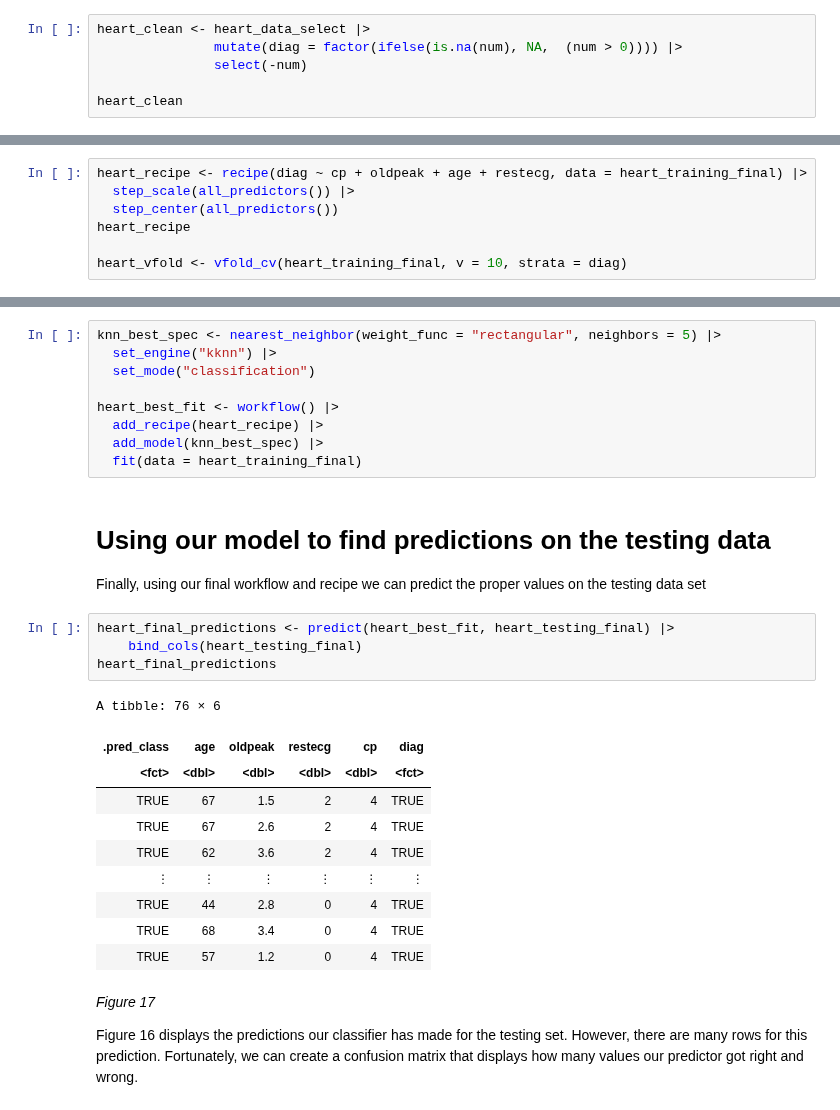
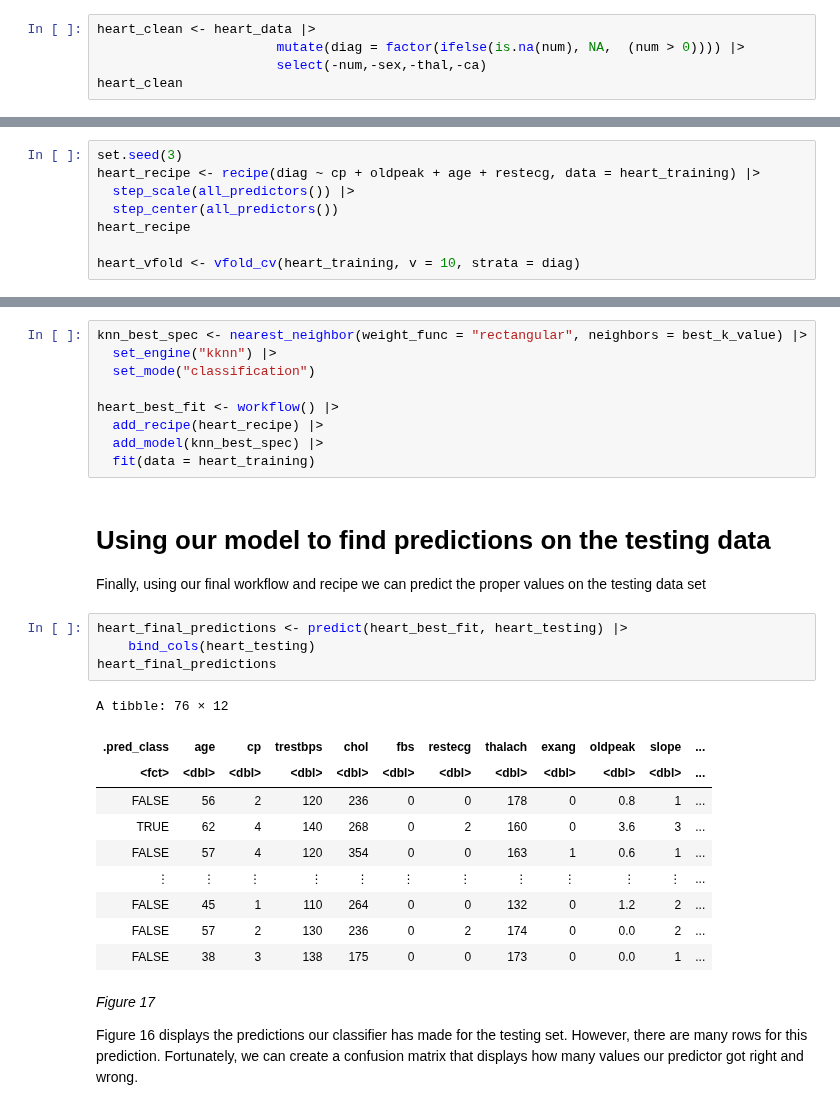
Before and after one commit to ibrahim1623/DSCI-100-Project, a Jupyter notebook: Group Project Report(133).ipynb, the cells around one changed output, grey strips where cells are left out. Drawn from its saved outputs; the diff is of its cells as text.

```diff
--- a/Group Project Report(133).ipynb
+++ b/Group Project Report(133).ipynb
@@ -157,7 +142,6 @@ Each row is one unique obsevation and each cell only contains one value. But we
 # %%
-heart_clean <- heart_data_select |>
-               mutate(diag = factor(ifelse(is.na(num), NA,  (num > 0)))) |>
-               select(-num)
-
+heart_clean <- heart_data |>
+                       mutate(diag = factor(ifelse(is.na(num), NA,  (num > 0)))) |>
+                       select(-num,-sex,-thal,-ca)
 heart_clean
 # %% [output]
@@ -485,12 +441,13 @@ Now that we have concluded the best combination of predictor variables, we will
 # %% [markdown]
 __Creating a recipe called heart_recipe using the heart training and then split data into 10 v-folds__
 # %%
-heart_recipe <- recipe(diag ~ cp + oldpeak + age + restecg, data = heart_training_final) |>
+set.seed(3)
+heart_recipe <- recipe(diag ~ cp + oldpeak + age + restecg, data = heart_training) |>
   step_scale(all_predictors()) |>
   step_center(all_predictors())
 heart_recipe
 
-heart_vfold <- vfold_cv(heart_training_final, v = 10, strata = diag)
+heart_vfold <- vfold_cv(heart_training, v = 10, strata = diag)
 # %% [output]
 Recipe
 
@@ -556,31 +515,31 @@ Once again we create a workflow and recipe, only this time using the k-value 9 r
 # %%
-knn_best_spec <- nearest_neighbor(weight_func = "rectangular", neighbors = 5) |>
+knn_best_spec <- nearest_neighbor(weight_func = "rectangular", neighbors = best_k_value) |>
   set_engine("kknn") |>
   set_mode("classification")
 
 heart_best_fit <- workflow() |>
   add_recipe(heart_recipe) |>
   add_model(knn_best_spec) |>
-  fit(data = heart_training_final)
+  fit(data = heart_training)
 # %% [markdown]
 # Using our model to find predictions on the testing data
 
 Finally, using our final workflow and recipe we can predict the proper values on the testing data set
 # %%
-heart_final_predictions <- predict(heart_best_fit, heart_testing_final) |>
-    bind_cols(heart_testing_final)
+heart_final_predictions <- predict(heart_best_fit, heart_testing) |>
+    bind_cols(heart_testing)
 heart_final_predictions
 # %% [output]
-A tibble: 76 × 6
+A tibble: 76 × 12
-| .pred_class | age | oldpeak | restecg | cp | diag |
-| <fct> | <dbl> | <dbl> | <dbl> | <dbl> | <fct> |
-| TRUE | 67 | 1.5 | 2 | 4 | TRUE |
-| TRUE | 67 | 2.6 | 2 | 4 | TRUE |
-| TRUE | 62 | 3.6 | 2 | 4 | TRUE |
-| ⋮ | ⋮ | ⋮ | ⋮ | ⋮ | ⋮ |
-| TRUE | 44 | 2.8 | 0 | 4 | TRUE |
-| TRUE | 68 | 3.4 | 0 | 4 | TRUE |
-| TRUE | 57 | 1.2 | 0 | 4 | TRUE |
+| .pred_class | age | cp | trestbps | chol | fbs | restecg | thalach | exang | oldpeak | slope | ... |
+| <fct> | <dbl> | <dbl> | <dbl> | <dbl> | <dbl> | <dbl> | <dbl> | <dbl> | <dbl> | <dbl> | ... |
+| FALSE | 56 | 2 | 120 | 236 | 0 | 0 | 178 | 0 | 0.8 | 1 | ... |
+| TRUE | 62 | 4 | 140 | 268 | 0 | 2 | 160 | 0 | 3.6 | 3 | ... |
+| FALSE | 57 | 4 | 120 | 354 | 0 | 0 | 163 | 1 | 0.6 | 1 | ... |
+| ⋮ | ⋮ | ⋮ | ⋮ | ⋮ | ⋮ | ⋮ | ⋮ | ⋮ | ⋮ | ⋮ | ... |
+| FALSE | 45 | 1 | 110 | 264 | 0 | 0 | 132 | 0 | 1.2 | 2 | ... |
+| FALSE | 57 | 2 | 130 | 236 | 0 | 2 | 174 | 0 | 0.0 | 2 | ... |
+| FALSE | 38 | 3 | 138 | 175 | 0 | 0 | 173 | 0 | 0.0 | 1 | ... |
 # %% [markdown]
 _Figure 17_
 
```
Also changed, not shown: parts of 26 cells of this notebook.
